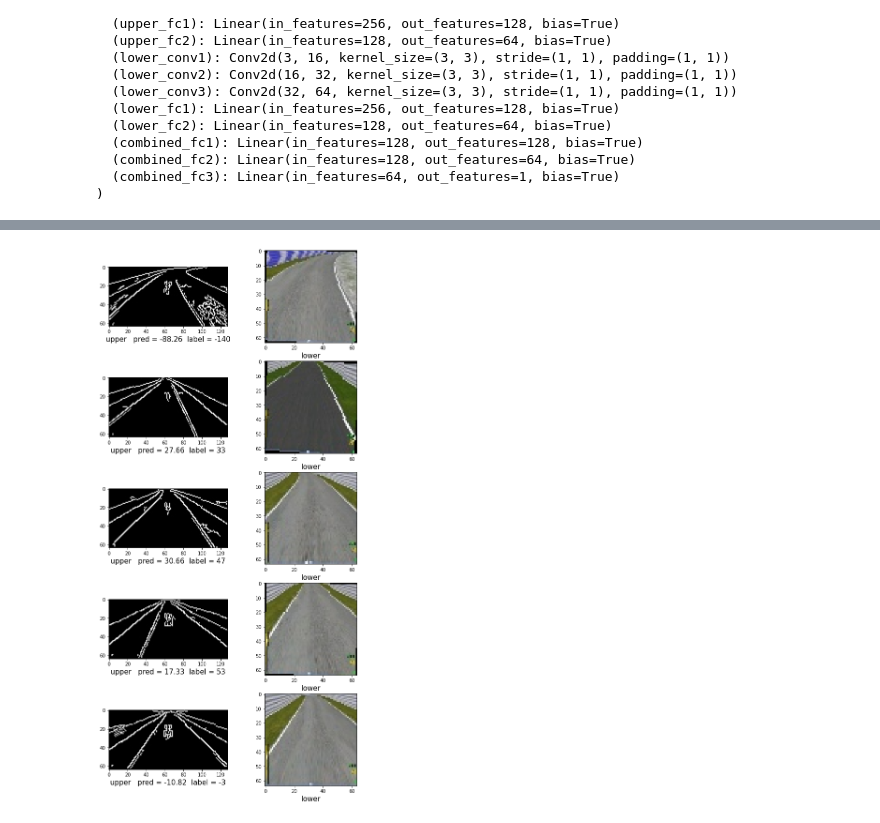
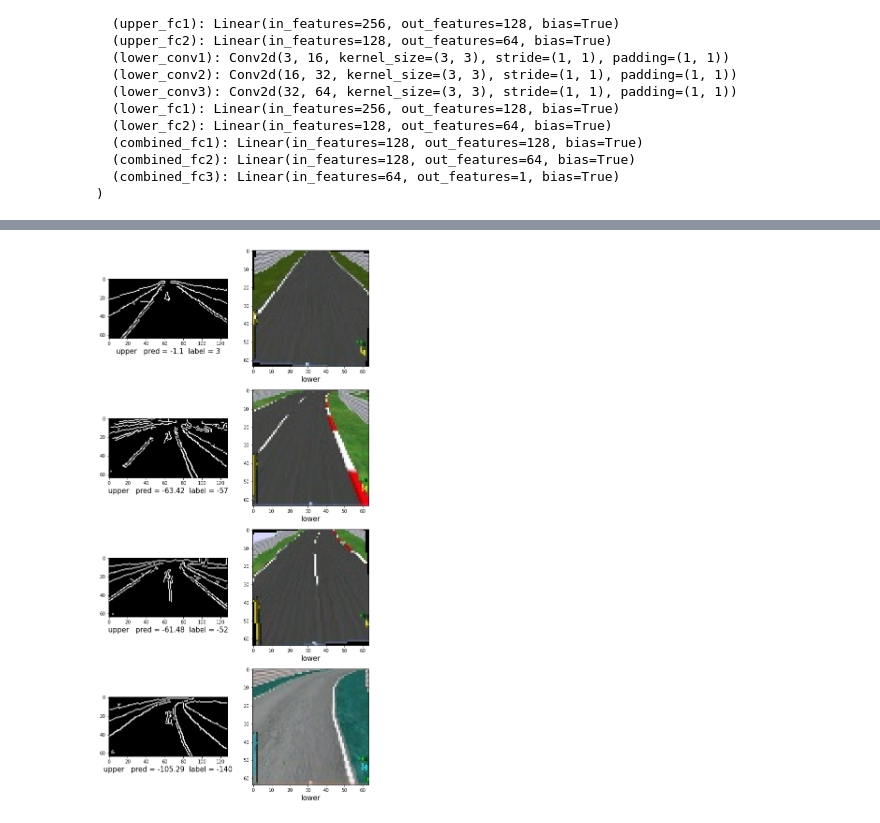
Before and after one commit to Mayukhdeb/mind_the_bend, a Jupyter notebook: ensemble_model/train_ensemble_model.ipynb, the cells around one changed output, grey strips where cells are left out. Saved outputs shown, nothing was run; the diff lists cells and outputs as text; code cells hidden in the pictures.

Commit message:
train on 2 tracks

```diff
--- a/ensemble_model/train_ensemble_model.ipynb
+++ b/ensemble_model/train_ensemble_model.ipynb
@@ -99,7 +98,7 @@ class MyDataset(Dataset):
     def __len__(self):
         return len(self.labels)
 # %%
-train_set = MyDataset("training_data.csv",
+full_dataset = MyDataset("training_data.csv",
                       steering_noise = True,
                       transform =transforms.Compose([
                                                 transforms.ToPILImage(),
@@ -118,0 +111,12 @@ sample = next(iter(train_loader))
+# %%
+train_size = int(0.8* len(full_dataset))  ## 80/20 split
+test_size = len(full_dataset) - train_size
+train_dataset, test_dataset = random_split(full_dataset, [train_size, test_size])
+
+train_loader = DataLoader(dataset=train_dataset, batch_size=16, shuffle=True)
+
+val_loader = DataLoader(dataset=test_dataset, batch_size= 4, shuffle = True)
+
+print(len(train_loader), "batches ")
+print(len(val_loader), " batches ")
+sample = next(iter(train_loader))
@@ -376,23 +382,23 @@ Time elapsed =  555.1707254940001  seconds
 # %%
-(upper,lower), labels = sample
+(upper,lower), labels = next(iter(val_loader))
 
 preds = drunk_driver((upper,lower))
 
 
-fig, ax = plt.subplots(5,2, figsize = (10,21))
+fig, ax = plt.subplots(4,2, figsize = (10,21))
 c = 0
-for i in range (5):
+for i in range (4):
     for j in range (2):
         label = labels[i].item()
         pred = round(preds[i].detach().item(),2)
 
 
         upper_im = upper[i][0]
         lower_im = np.moveaxis(lower[i].numpy(), 0,2)
 
         ax[i][0].imshow(upper_im, cmap = "gray")
         ax[i][1].imshow(lower_im)
         ax[i][0].set_xlabel('upper   pred = '+ str(pred) + "  label = " + str(label), fontsize = 15)
         ax[i][1].set_xlabel('lower', fontsize = 15)
 # %% [output]
-[figure, old version]
+[figure, new version]
```
Also changed, not shown: parts of 9 cells of this notebook, 3 other files.
